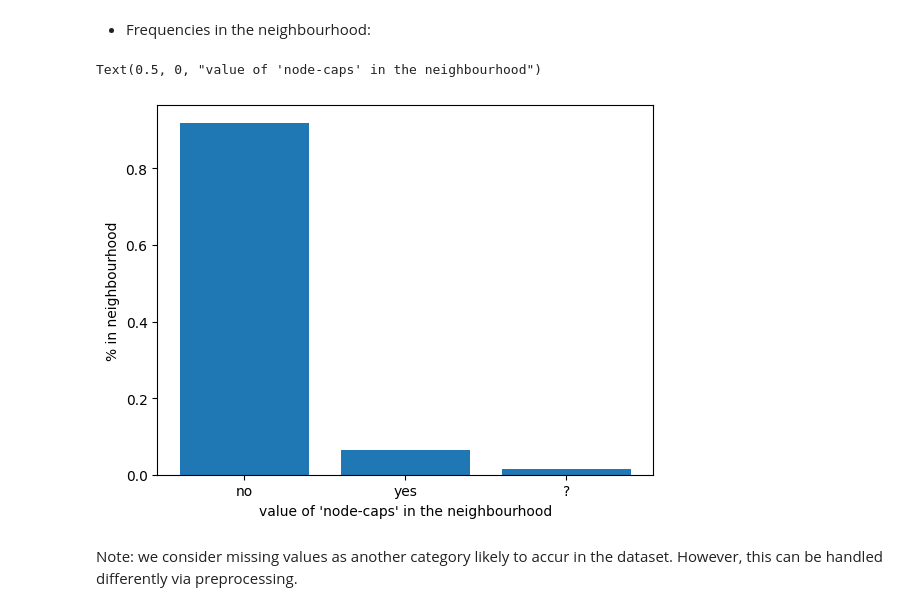
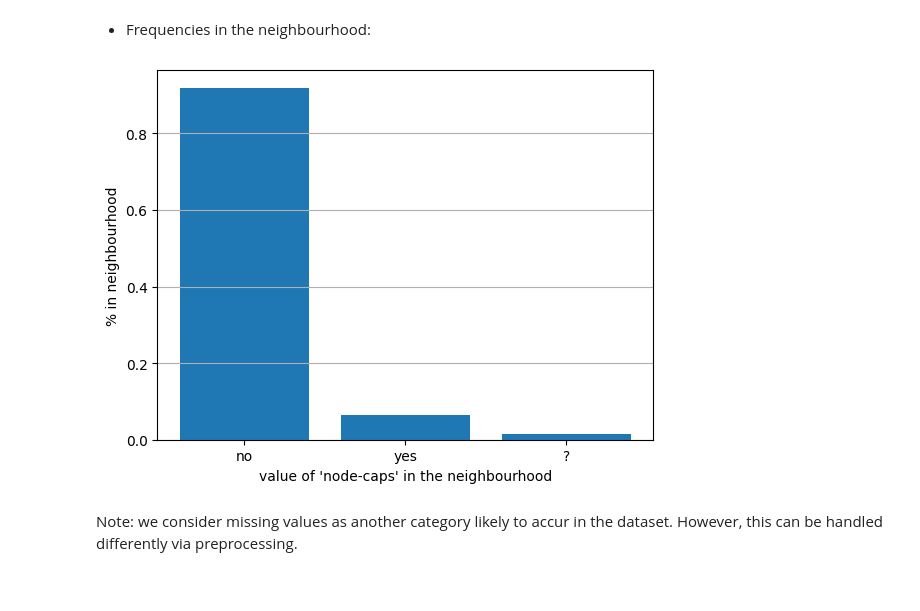
Before and after one commit to tanjascats/NCorr-FP, a Jupyter notebook: NN-scheme-demo.ipynb, the cells around one changed output. Cells and saved outputs as stored; diff of their text form; code cells hidden in the pictures.

```diff
--- a/NN-scheme-demo.ipynb
+++ b/NN-scheme-demo.ipynb
@@ -171,11 +229,11 @@ dataset.iloc[iter_log[2]['neighbors']]
 # %%
 plt.bar(list(iter_log[2]['frequencies'].keys()), list(iter_log[2]['frequencies'].values()), align='center')
 plt.xticks(list(iter_log[2]['frequencies'].keys()))
 plt.ylabel('% in neighbourhood')
 plt.xlabel('value of \'node-caps\' in the neighbourhood')
+plt.grid(axis='y')
 # %% [output]
-Text(0.5, 0, "value of 'node-caps' in the neighbourhood")
-[figure, old version]
+[figure, new version]
 # %% [markdown]
 Note: we consider missing values as another category likely to accur in the dataset. However, this can be handled differently via preprocessing.
 # %% [markdown]
```
Also changed, not shown: parts of 60 cells of this notebook, 10 other files.
